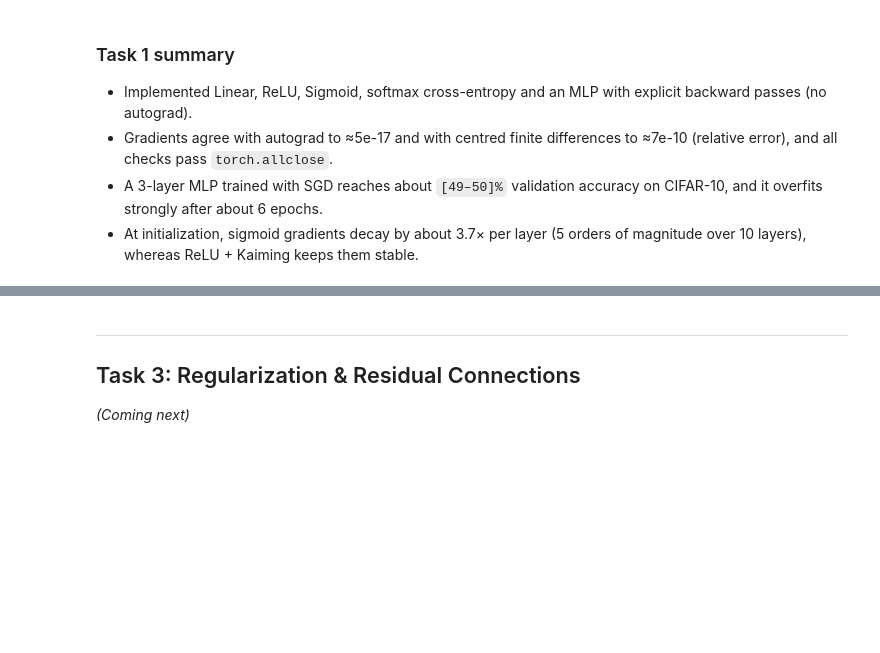
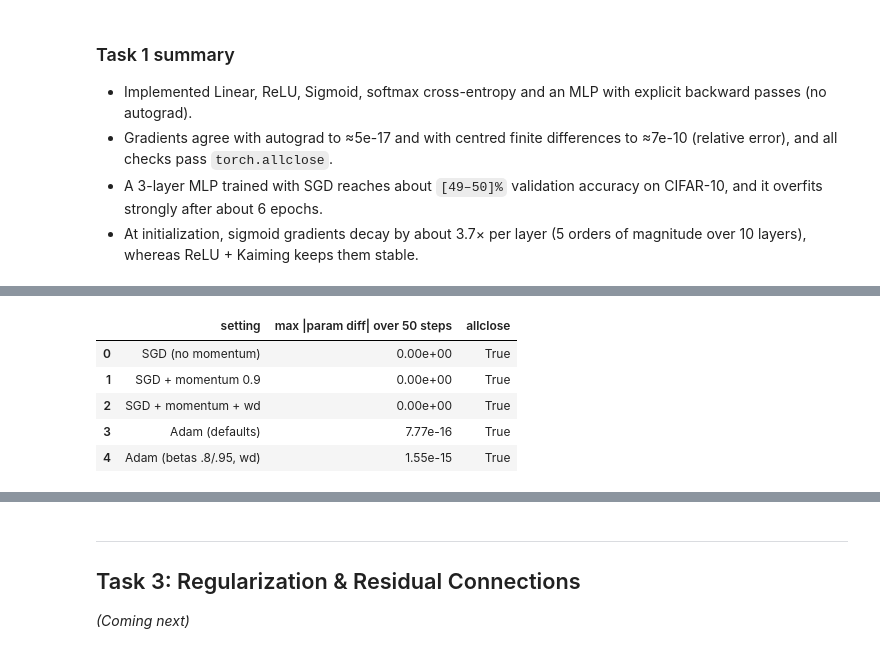
Before and after one commit to rivindu02/EN4554-Assignment-2-on-CNNs, a Jupyter notebook: EN4554_A2_CNNs.ipynb, the cells around one changed output, grey strips where cells are left out. Saved outputs shown, nothing was run; the diff lists cells and outputs as text; code cells hidden in the pictures; blank space fills up the shorter version.

```diff
--- a/EN4554_A2_CNNs.ipynb
+++ b/EN4554_A2_CNNs.ipynb
@@ -496,0 +577,46 @@ The **small-init control** (std 0.01, ReLU) behaves differently from both. Its g
+# %%
+import copy, pandas as pd
+
+def make_toy():
+    torch.manual_seed(0)
+    return nn.Sequential(nn.Linear(10, 16), nn.Tanh(), nn.Linear(16, 3)).double()
+
+def match_test(mine_cls, ref_cls, steps=50, **kw):
+    """Train two identical nets with my optimizer and the torch one on the same data; compare every step."""
+    g = torch.Generator().manual_seed(1)
+    X = torch.randn(64, 10, dtype=torch.float64, generator=g)
+    y = torch.randint(0, 3, (64,), generator=g)
+    m_a = make_toy(); m_b = copy.deepcopy(m_a)
+    opt_a, opt_b = mine_cls(m_a.parameters(), **kw), ref_cls(m_b.parameters(), **kw)
+    worst = 0.0
+    for _ in range(steps):
+        for m, opt in ((m_a, opt_a), (m_b, opt_b)):
+            opt.zero_grad()
+            F.cross_entropy(m(X), y).backward()
+            opt.step()
+        worst = max(worst, max((pa - pb).abs().max().item()
+                               for pa, pb in zip(m_a.parameters(), m_b.parameters())))
+    ok = all(torch.allclose(pa, pb, rtol=1e-8, atol=1e-10)
+             for pa, pb in zip(m_a.parameters(), m_b.parameters()))
+    return worst, ok
+
+tests = [
+    ("SGD (no momentum)",            MySGD,  torch.optim.SGD,  dict(lr=0.1)),
+    ("SGD + momentum 0.9",           MySGD,  torch.optim.SGD,  dict(lr=0.05, momentum=0.9)),
+    ("SGD + momentum + wd",          MySGD,  torch.optim.SGD,  dict(lr=0.05, momentum=0.9, weight_decay=1e-2)),
+    ("Adam (defaults)",              MyAdam, torch.optim.Adam, dict(lr=1e-2)),
+    ("Adam (betas .8/.95, wd)",      MyAdam, torch.optim.Adam, dict(lr=1e-2, betas=(0.8, 0.95), weight_decay=1e-2)),
+]
+rows = []
+for name, mine, ref, kw in tests:
+    worst, ok = match_test(mine, ref, **kw)
+    rows.append({"setting": name, "max |param diff| over 50 steps": worst, "allclose": ok})
+pd.set_option("display.float_format", lambda v: f"{v:.2e}")
+display(pd.DataFrame(rows))
+# %% [output]
+|  | setting | max |param diff| over 50 steps | allclose |
+| 0 | SGD (no momentum) | 0.00e+00 | True |
+| 1 | SGD + momentum 0.9 | 0.00e+00 | True |
+| 2 | SGD + momentum + wd | 0.00e+00 | True |
+| 3 | Adam (defaults) | 7.77e-16 | True |
+| 4 | Adam (betas .8/.95, wd) | 1.55e-15 | True |
```
Also changed, not shown: parts of 13 cells of this notebook, 1 other file.
